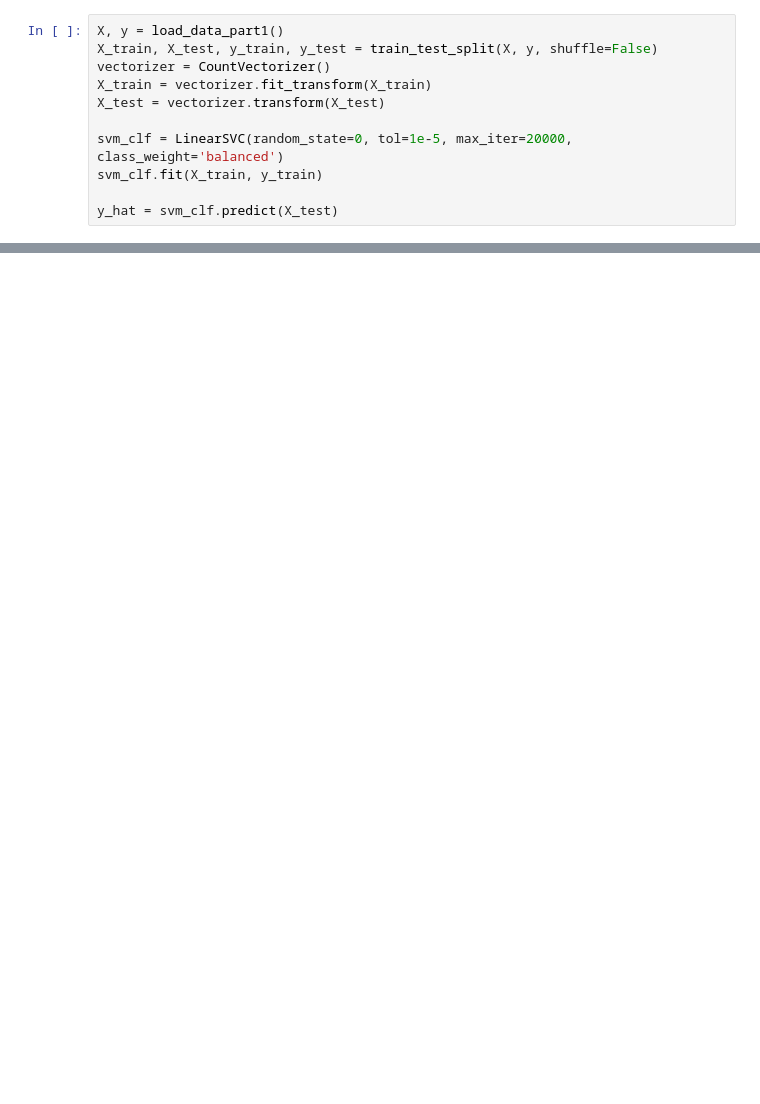
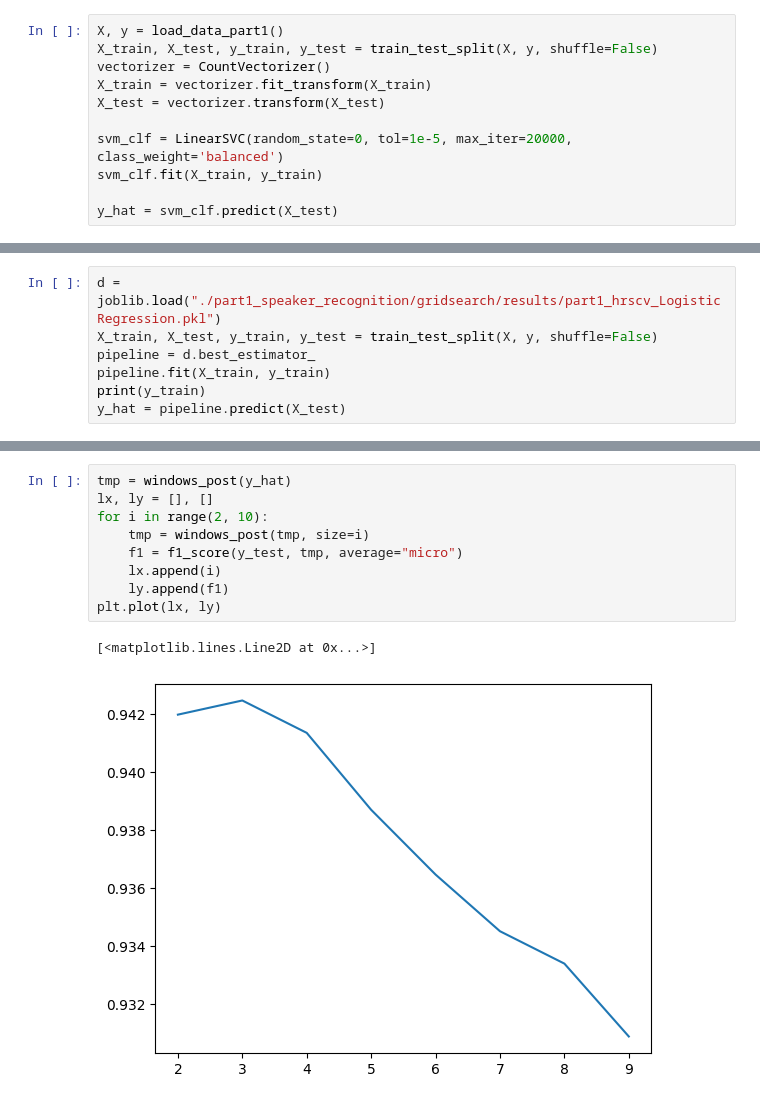
Before and after one commit to CharlesAttend/RITAL-Projet1, a Jupyter notebook: postprocessing.ipynb, the cells around one changed output, grey strips where cells are left out. Saved outputs shown, nothing was run; the diff lists cells and outputs as text; blank space fills up the shorter version.

```diff
--- a/postprocessing.ipynb
+++ b/postprocessing.ipynb
@@ -33,0 +30,7 @@ array([1, 1, 1, ..., 1, 1, 1])
+# %%
+d = joblib.load("./part1_speaker_recognition/gridsearch/results/part1_hrscv_LogisticRegression.pkl")
+X_train, X_test, y_train, y_test = train_test_split(X, y, shuffle=False)
+pipeline = d.best_estimator_
+pipeline.fit(X_train, y_train)
+print(y_train)
+y_hat = pipeline.predict(X_test)
@@ -33,0 +102,12 @@ array([1, 1, 1, ..., 1, 1, 1])
+# %%
+tmp = windows_post(y_hat)
+lx, ly = [], []
+for i in range(2, 10):
+    tmp = windows_post(tmp, size=i)
+    f1 = f1_score(y_test, tmp, average="micro")
+    lx.append(i)
+    ly.append(f1)
+plt.plot(lx, ly)
+# %% [output]
+[<matplotlib.lines.Line2D at 0x...>]
+[figure, added]
```
Also changed, not shown: parts of 25 cells of this notebook.
